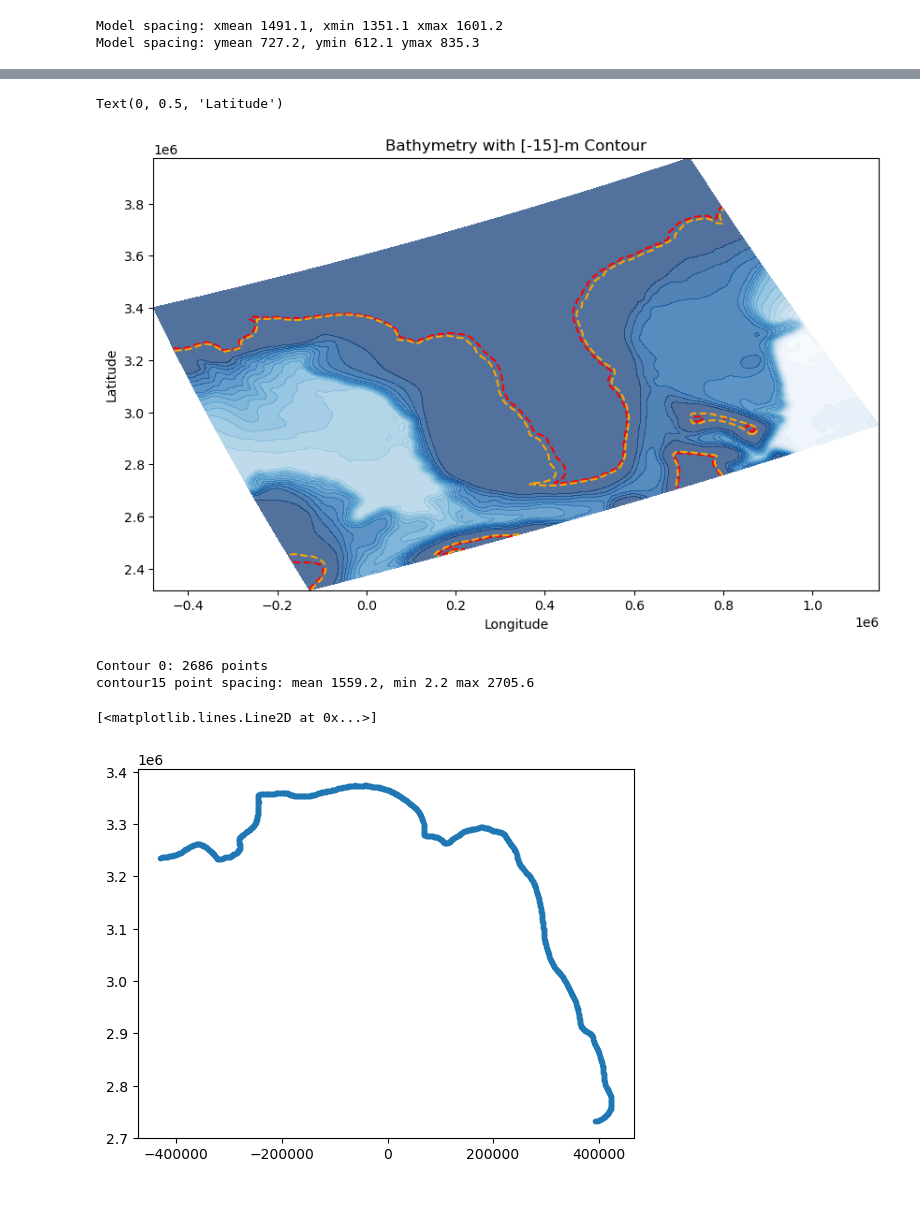
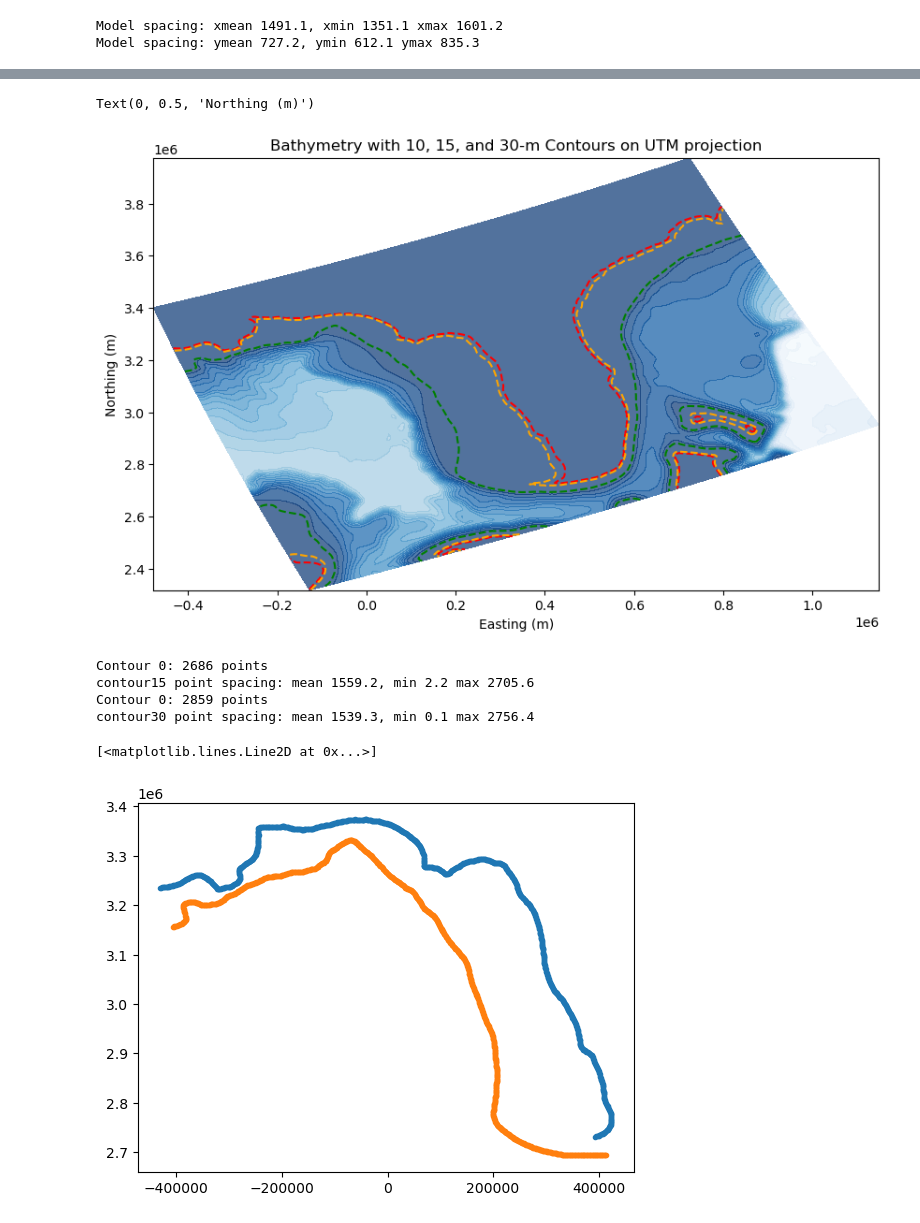
Before and after one commit to csherwood-usgs/NOPP_comparison, a Jupyter notebook: find_contour.ipynb, the cells around one changed output, grey strips where cells are left out. Saved outputs shown, nothing was run; the diff lists cells and outputs as text; code cells hidden in the pictures.

```diff
--- a/find_contour.ipynb
+++ b/find_contour.ipynb
@@ -74,38 +74,54 @@ Text(0, 0.5, 'Latitude')
 # %%
 # Plot the depth and  contour
-contour_level = [-15 ]
 plt.figure(figsize=(10, 6))
 plt.contourf(xm, ym, -h, levels=20, cmap='Blues', alpha=0.7)
 _ = plt.contour(xm, ym, -h, levels=[-10], colors='red')
-contour = plt.contour(xm, ym, -h, levels=[-15], colors='orange')
-#plt.colorbar(label="Depth (m)")
-plt.title(f"Bathymetry with {contour_level}-m Contour")
-plt.xlabel("Longitude")
-plt.ylabel("Latitude")
+contour_15 = plt.contour(xm, ym, -h, levels=[-15], colors='orange')
+contour_30 = plt.contour(xm, ym, -h, levels=[-130], colors='green')
+plt.title(f"Bathymetry with 10, 15, and 30-m Contours on UTM projection")
+plt.xlabel("Easting (m)")
+plt.ylabel("Northing (m)")
 # %% [output]
-Text(0, 0.5, 'Latitude')
+Text(0, 0.5, 'Northing (m)')
-[figure, old version]
+[figure, new version]
 # %%
 # Extract the vertices from the contour
-contour_paths = contour.get_paths()
+contour_paths = contour_15.get_paths()
 for i, path in enumerate(contour_paths):
     vertices = path.vertices
     print(f"Contour {i}: {vertices.shape[0]} points")
 
 # After some fiddling, this looks like the region we need
 contour15 = vertices[522:1450,:]
 
 # Compute distances along the contour
 dxyc = np.diff(contour15, axis=0)
 delc = np.linalg.norm( dxyc, axis=1 )
 print('contour15 point spacing: mean {:.1f}, min {:.1f} max {:.1f}'.format( np.mean(delc), np.min(delc), np.max(delc) ) )
 
 plt.plot(contour15[:,0], contour15[:,1],'.')
+
+contour_paths = contour_30.get_paths()
+for i, path in enumerate(contour_paths):
+    vertices = path.vertices
+    print(f"Contour {i}: {vertices.shape[0]} points")
+
+# After messing around, these are the points we want:
+contour30 = vertices[820:1680,:]
+
+# Compute distances along the contour
+dxyc = np.diff(contour30, axis=0)
+delc = np.linalg.norm( dxyc, axis=1 )
+print('contour30 point spacing: mean {:.1f}, min {:.1f} max {:.1f}'.format( np.mean(delc), np.min(delc), np.max(delc) ) )
+
+plt.plot(contour30[:,0], contour30[:,1],'.')
 # %% [output]
 Contour 0: 2686 points
 contour15 point spacing: mean 1559.2, min 2.2 max 2705.6
+Contour 0: 2859 points
+contour30 point spacing: mean 1539.3, min 0.1 max 2756.4
 [<matplotlib.lines.Line2D at 0x...>]
-[figure, old version]
+[figure, new version]
 # %%
 # Apply Gaussian smoothing to the coordinates
 sigma = 20  # Smoothing parameter (higher = smoother)
```
Also changed, not shown: parts of 5 cells of this notebook, 5 other files.
